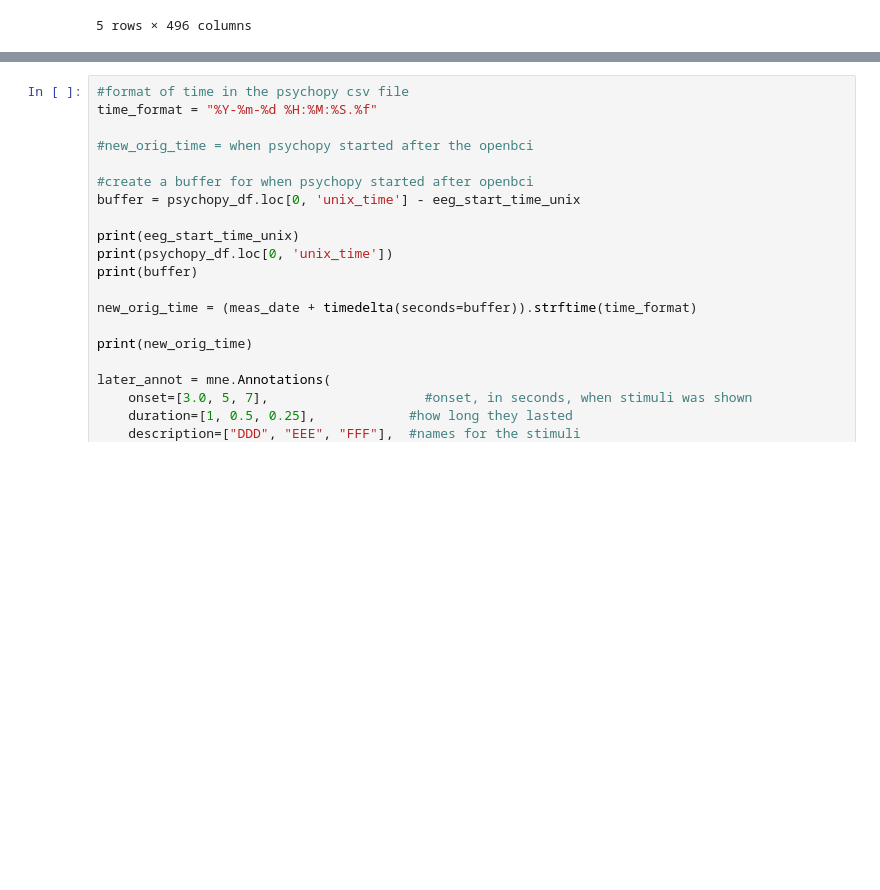
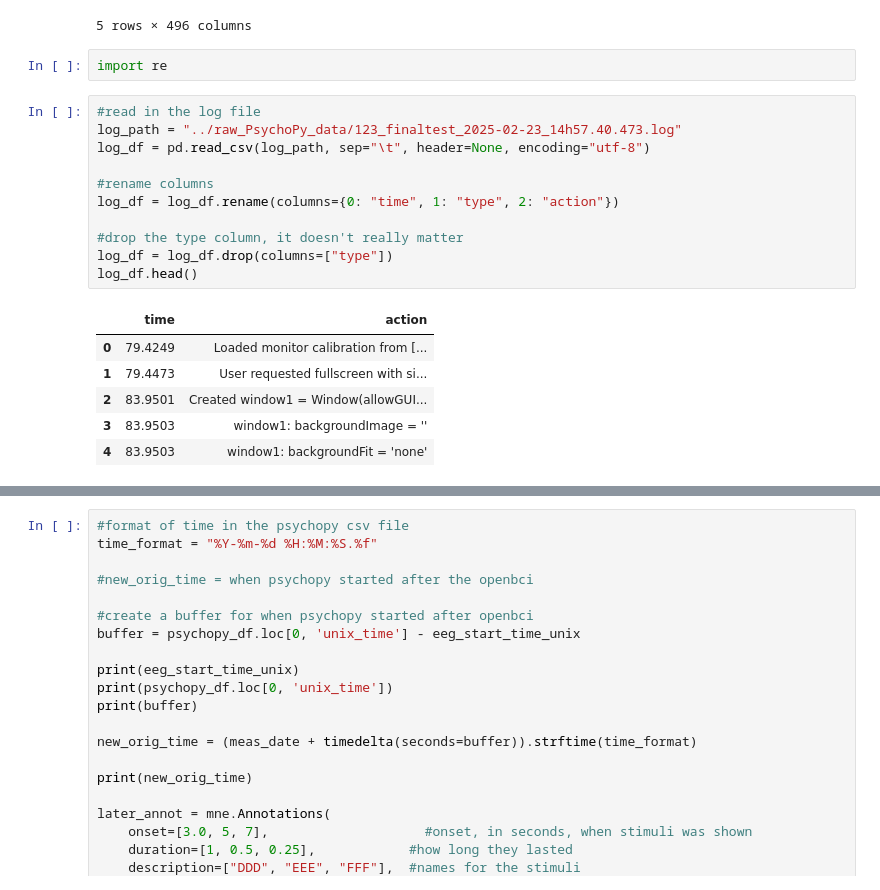
Before and after one commit to Neurotech-Davis/NeuroLingo, a Jupyter notebook: pre_processing/Aaron's_EEG_preprocess.ipynb, the cells around one changed output, grey strips where cells are left out. Saved outputs shown, nothing was run; the diff lists cells and outputs as text; blank space fills up the shorter version.

```diff
--- a/pre_processing/Aaron's_EEG_preprocess.ipynb
+++ b/pre_processing/Aaron's_EEG_preprocess.ipynb
@@ -141,3 +130,23 @@ psychopy_df.head()
 | 3 | NaN | ቺ | map | ዄ | mirror | ሣ | ring | ኧ | ... |
 | 4 | NaN | ኇ | travel | ጕ | happy | ሯ | downtown | ኬ | ... |
 5 rows × 496 columns
+# %%
+import re
+# %%
+#read in the log file
+log_path = "../raw_PsychoPy_data/123_finaltest_2025-02-23_14h57.40.473.log"
+log_df = pd.read_csv(log_path, sep="\t", header=None, encoding="utf-8")
+
+#rename columns
+log_df = log_df.rename(columns={0: "time", 1: "type", 2: "action"})
+
+#drop the type column, it doesn't really matter
+log_df = log_df.drop(columns=["type"])
+log_df.head()
+# %% [output]
+|  | time | action |
+| 0 | 79.4249 | Loaded monitor calibration from [... |
+| 1 | 79.4473 | User requested fullscreen with si... |
+| 2 | 83.9501 | Created window1 = Window(allowGUI... |
+| 3 | 83.9503 | window1: backgroundImage = '' |
+| 4 | 83.9503 | window1: backgroundFit = 'none' |
```
Also changed, not shown: parts of 4 cells of this notebook.
